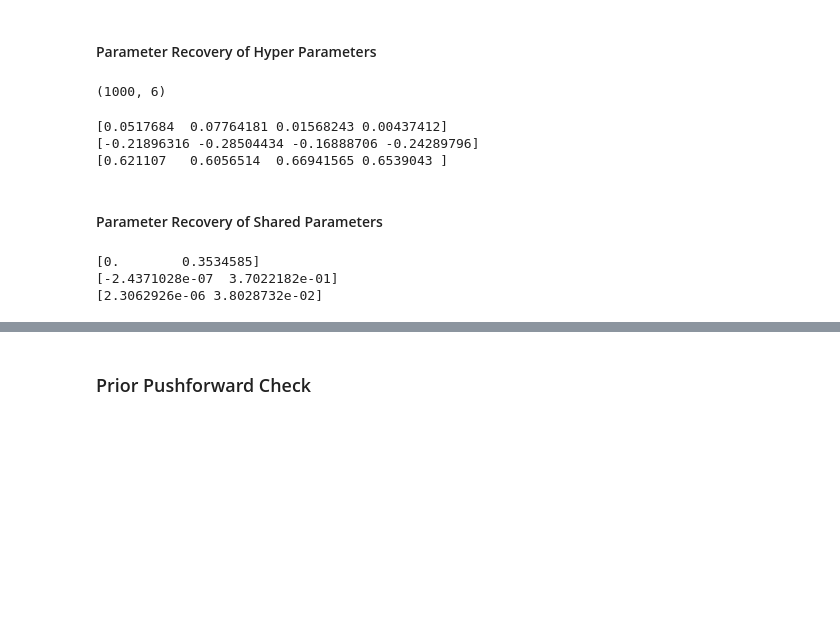
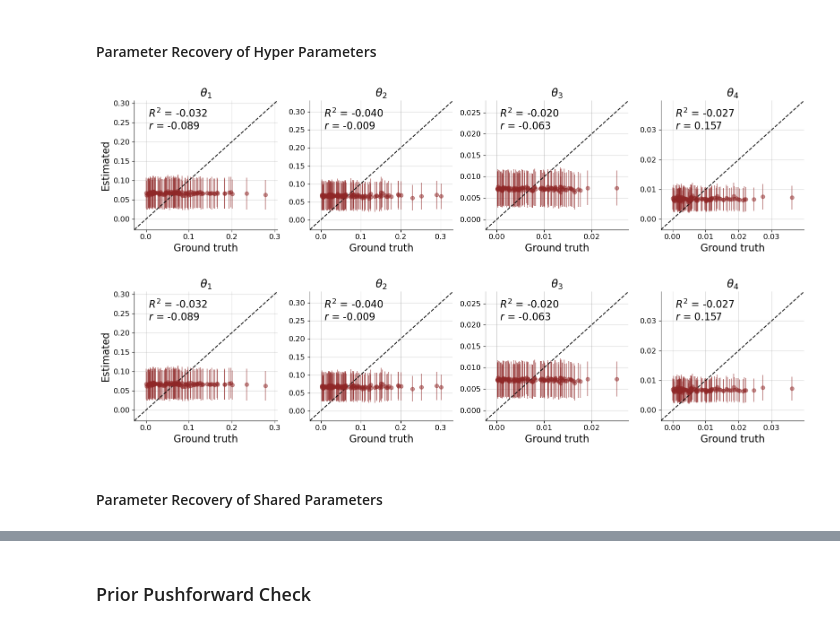
Before and after one commit to smiplab/sub-oi-dm, a Jupyter notebook: application/2afc_task/notebook/2afc_experiment.ipynb, the cells around one changed output, grey strips where cells are left out. Drawn from its saved outputs; the diff is of its cells as text; code cells hidden in the pictures; blank space fills up the shorter version.

Commit message:
update priors and prior distributions

```diff
--- a/application/2afc_task/notebook/2afc_experiment.ipynb
+++ b/application/2afc_task/notebook/2afc_experiment.ipynb
@@ -214,14 +305,12 @@ post_mad = median_abs_deviation(hyper_post, axis=0)
-# %%
-post_samples['global_samples'].shape
-# %% [output]
-(1000, 6)
-# %%
-print(true_params)
-print(post_median)
-print(post_mad)
-# %% [output]
-[0.0517684  0.07764181 0.01568243 0.00437412]
-[-0.21896316 -0.28504434 -0.16888706 -0.24289796]
-[0.621107   0.6056514  0.66941565 0.6539043 ]
+# %%
+prior_hyper_samples = configured_sim_data["hyper_parameters"] * model.hyper_prior_std + model.hyper_prior_mean
+# %%
+beef.diagnostics.plot_recovery(
+    hyper_params,
+    prior_hyper_samples
+)
+# %% [output]
+[figure, added]
+[figure, added]
 # %% [markdown]
 #### Parameter Recovery of Shared Parameters
@@ -233,8 +316,0 @@ post_mad = median_abs_deviation(shared_post, axis=0)
-# %%
-print(true_params)
-print(post_median)
-print(post_mad)
-# %% [output]
-[0.        0.3534585]
-[-2.4371028e-07  3.7022182e-01]
-[2.3062926e-06 3.8028732e-02]
```
Also changed, not shown: parts of 16 cells of this notebook, 3 other files.
